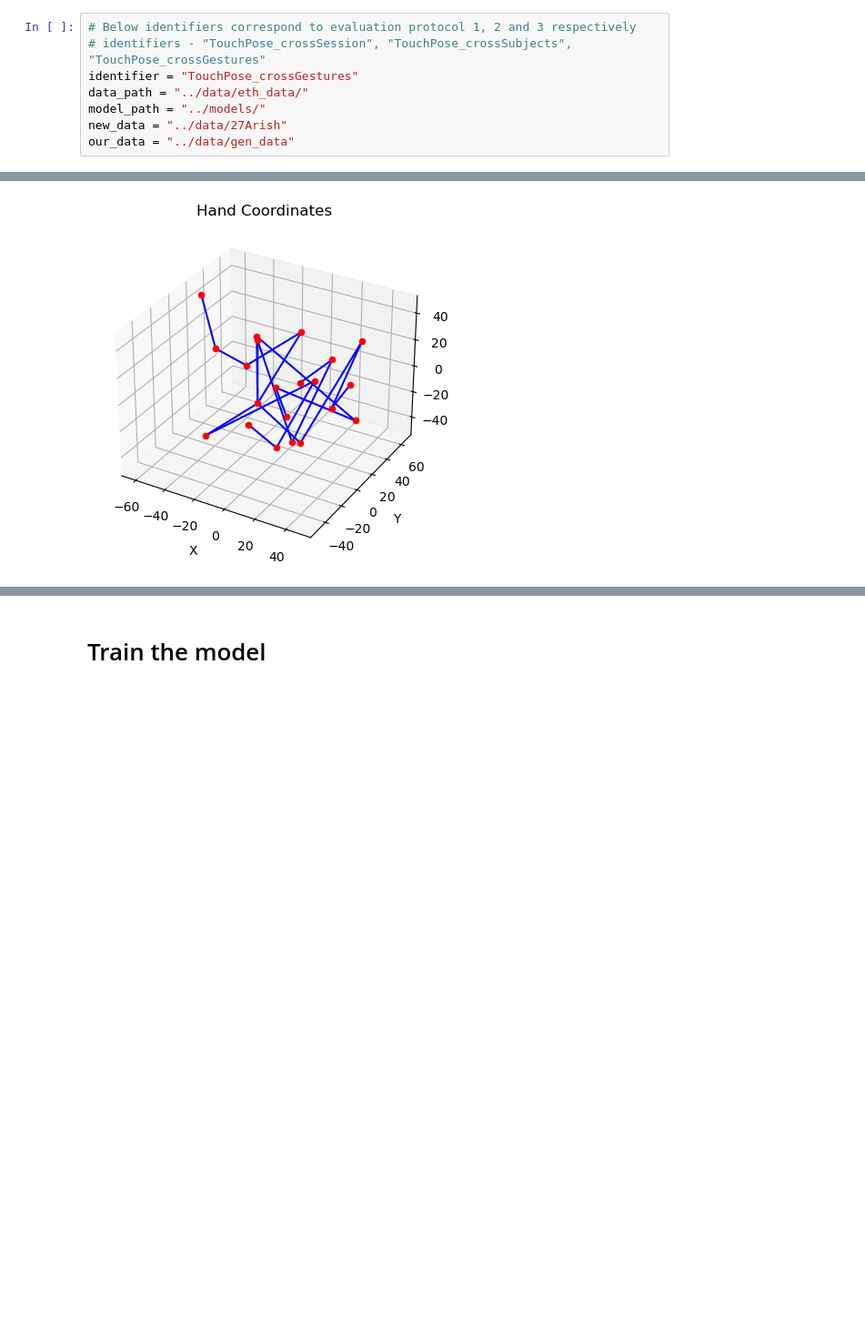
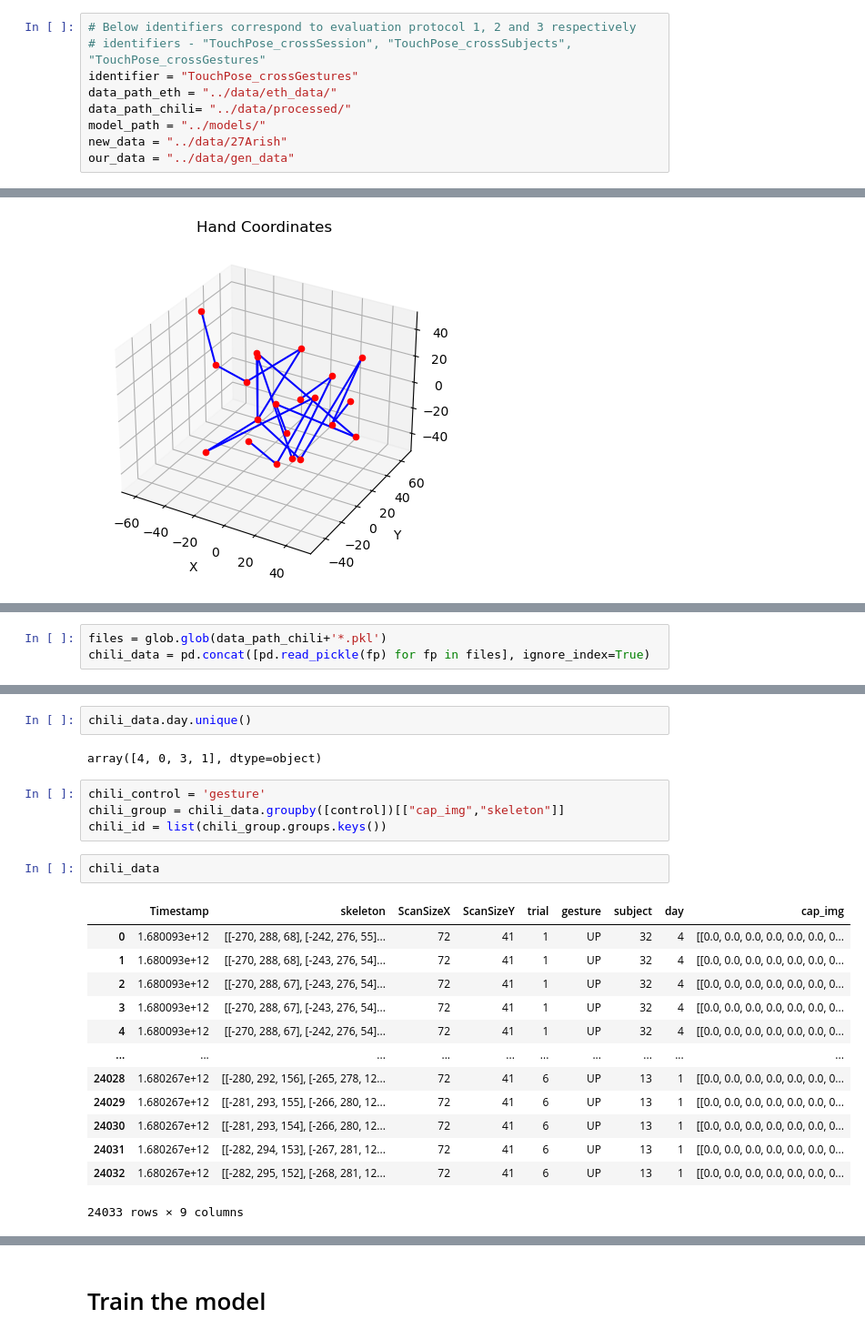
Before and after one commit to yawwam/ChiliSummerProject, a Jupyter notebook: src/model_exploration.ipynb, the cells around one changed output, grey strips where cells are left out. Shown: that part at 91% size. Saved outputs shown, nothing was run; the diff lists cells and outputs as text; blank space fills up the shorter version.

Commit message:
data handling changes

```diff
--- a/src/model_exploration.ipynb
+++ b/src/model_exploration.ipynb
@@ -29,7 +27,8 @@ To enable them in other operations, rebuild TensorFlow with the appropriate comp
 # Below identifiers correspond to evaluation protocol 1, 2 and 3 respectively
 # identifiers - "TouchPose_crossSession", "TouchPose_crossSubjects", "TouchPose_crossGestures"
 identifier = "TouchPose_crossGestures"
-data_path = "../data/eth_data/"
+data_path_eth = "../data/eth_data/"
+data_path_chili= "../data/processed/"
 model_path = "../models/"
 new_data = "../data/27Arish"
 our_data = "../data/gen_data"
@@ -299,0 +303,3 @@ plot_hand(pred_hand)
+# %%
+files = glob.glob(data_path_chili+'*.pkl')
+chili_data = pd.concat([pd.read_pickle(fp) for fp in files], ignore_index=True)
@@ -299,0 +325,24 @@ plot_hand(pred_hand)
+# %%
+chili_data.day.unique()
+# %% [output]
+array([4, 0, 3, 1], dtype=object)
+# %%
+chili_control = 'gesture'
+chili_group = chili_data.groupby([control])[["cap_img","skeleton"]]
+chili_id = list(chili_group.groups.keys())
+# %%
+chili_data
+# %% [output]
+|  | Timestamp | skeleton | ScanSizeX | ScanSizeY | trial | gesture | subject | day | cap_img |
+| 0 | 1.680093e+12 | [[-270, 288, 68], [-242, 276, 55]... | 72 | 41 | 1 | UP | 32 | 4 | [[0.0, 0.0, 0.0, 0.0, 0.0, 0.0, 0... |
+| 1 | 1.680093e+12 | [[-270, 288, 68], [-243, 276, 54]... | 72 | 41 | 1 | UP | 32 | 4 | [[0.0, 0.0, 0.0, 0.0, 0.0, 0.0, 0... |
+| 2 | 1.680093e+12 | [[-270, 288, 67], [-243, 276, 54]... | 72 | 41 | 1 | UP | 32 | 4 | [[0.0, 0.0, 0.0, 0.0, 0.0, 0.0, 0... |
+| 3 | 1.680093e+12 | [[-270, 288, 67], [-243, 276, 54]... | 72 | 41 | 1 | UP | 32 | 4 | [[0.0, 0.0, 0.0, 0.0, 0.0, 0.0, 0... |
+| 4 | 1.680093e+12 | [[-270, 288, 67], [-242, 276, 54]... | 72 | 41 | 1 | UP | 32 | 4 | [[0.0, 0.0, 0.0, 0.0, 0.0, 0.0, 0... |
+| ... | ... | ... | ... | ... | ... | ... | ... | ... | ... |
+| 24028 | 1.680267e+12 | [[-280, 292, 156], [-265, 278, 12... | 72 | 41 | 6 | UP | 13 | 1 | [[0.0, 0.0, 0.0, 0.0, 0.0, 0.0, 0... |
+| 24029 | 1.680267e+12 | [[-281, 293, 155], [-266, 280, 12... | 72 | 41 | 6 | UP | 13 | 1 | [[0.0, 0.0, 0.0, 0.0, 0.0, 0.0, 0... |
+| 24030 | 1.680267e+12 | [[-281, 293, 154], [-266, 280, 12... | 72 | 41 | 6 | UP | 13 | 1 | [[0.0, 0.0, 0.0, 0.0, 0.0, 0.0, 0... |
+| 24031 | 1.680267e+12 | [[-282, 294, 153], [-267, 281, 12... | 72 | 41 | 6 | UP | 13 | 1 | [[0.0, 0.0, 0.0, 0.0, 0.0, 0.0, 0... |
+| 24032 | 1.680267e+12 | [[-282, 295, 152], [-268, 281, 12... | 72 | 41 | 6 | UP | 13 | 1 | [[0.0, 0.0, 0.0, 0.0, 0.0, 0.0, 0... |
+24033 rows × 9 columns
```
Also changed, not shown: parts of 15 cells of this notebook, 6 other files.
